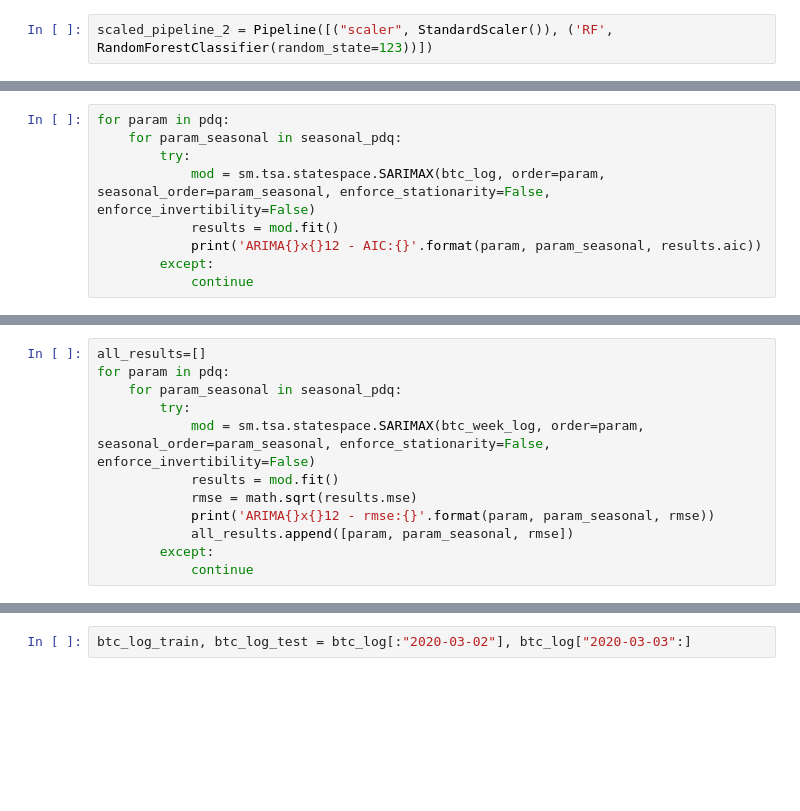
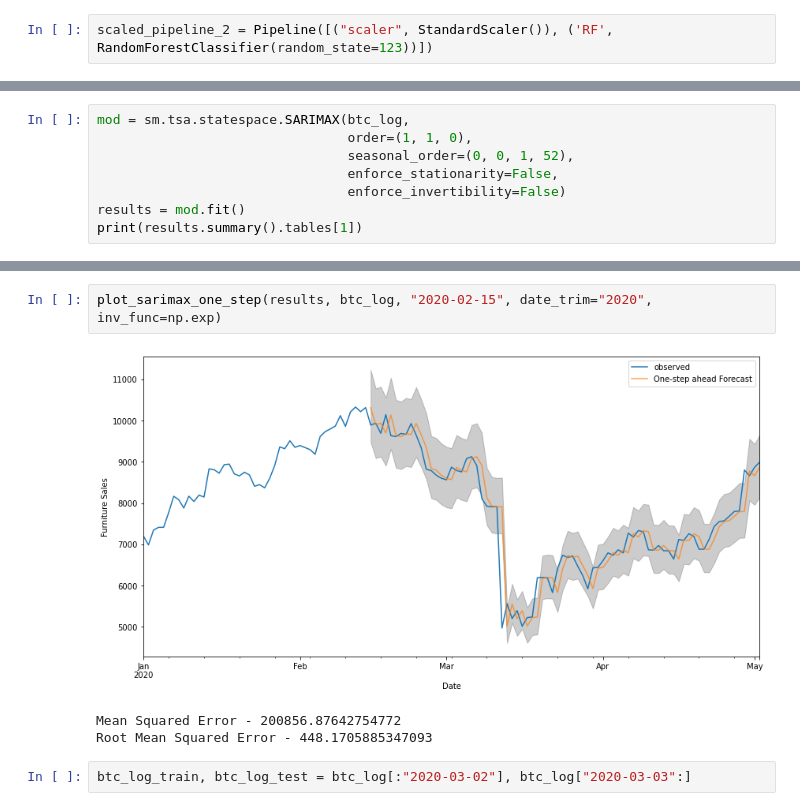
Before and after one commit to rajeevpanwar/Bitcoin-Heist-of-the-Century, a Jupyter notebook: corey_timeseries_exact.ipynb, the cells around one changed output, grey strips where cells are left out. Drawn from its saved outputs; the diff is of its cells as text; blank space fills up the shorter version.

```diff
--- a/corey_timeseries_exact.ipynb
+++ b/corey_timeseries_exact.ipynb
@@ -110,10 +125,9 @@ SARIMAX: (0, 1, 0) x (1, 0, 0, 52)
 # %%
-for param in pdq:
-    for param_seasonal in seasonal_pdq:
-        try:
-            mod = sm.tsa.statespace.SARIMAX(btc_log, order=param, seasonal_order=param_seasonal, enforce_stationarity=False, enforce_invertibility=False)
-            results = mod.fit()
-            print('ARIMA{}x{}12 - AIC:{}'.format(param, param_seasonal, results.aic))
-        except:
-            continue
+mod = sm.tsa.statespace.SARIMAX(btc_log,
+                                order=(1, 1, 0),
+                                seasonal_order=(0, 0, 1, 52),
+                                enforce_stationarity=False,
+                                enforce_invertibility=False)
+results = mod.fit()
+print(results.summary().tables[1])
 # %% [output]
@@ -125,12 +140,0 @@ results.mse
-# %%
-all_results=[]
-for param in pdq:
-    for param_seasonal in seasonal_pdq:
-        try:
-            mod = sm.tsa.statespace.SARIMAX(btc_week_log, order=param, seasonal_order=param_seasonal, enforce_stationarity=False, enforce_invertibility=False)
-            results = mod.fit()
-            rmse = math.sqrt(results.mse)
-            print('ARIMA{}x{}12 - rmse:{}'.format(param, param_seasonal, rmse))
-            all_results.append([param, param_seasonal, rmse])
-        except:
-            continue
@@ -198,3 +154,9 @@ ARIMA(1, 1, 1)x(1, 1, 1, 52)12 - rmse:0.32359242011180667
+# %%
+plot_sarimax_one_step(results, btc_log, "2020-02-15", date_trim="2020", inv_func=np.exp)
+# %% [output]
+[figure, added]
+Mean Squared Error - 200856.87642754772
+Root Mean Squared Error - 448.1705885347093
 # %%
 btc_log_train, btc_log_test = btc_log[:"2020-03-02"], btc_log["2020-03-03":]
 # %%
```
Also changed, not shown: parts of 14 cells of this notebook, 1 other file.
